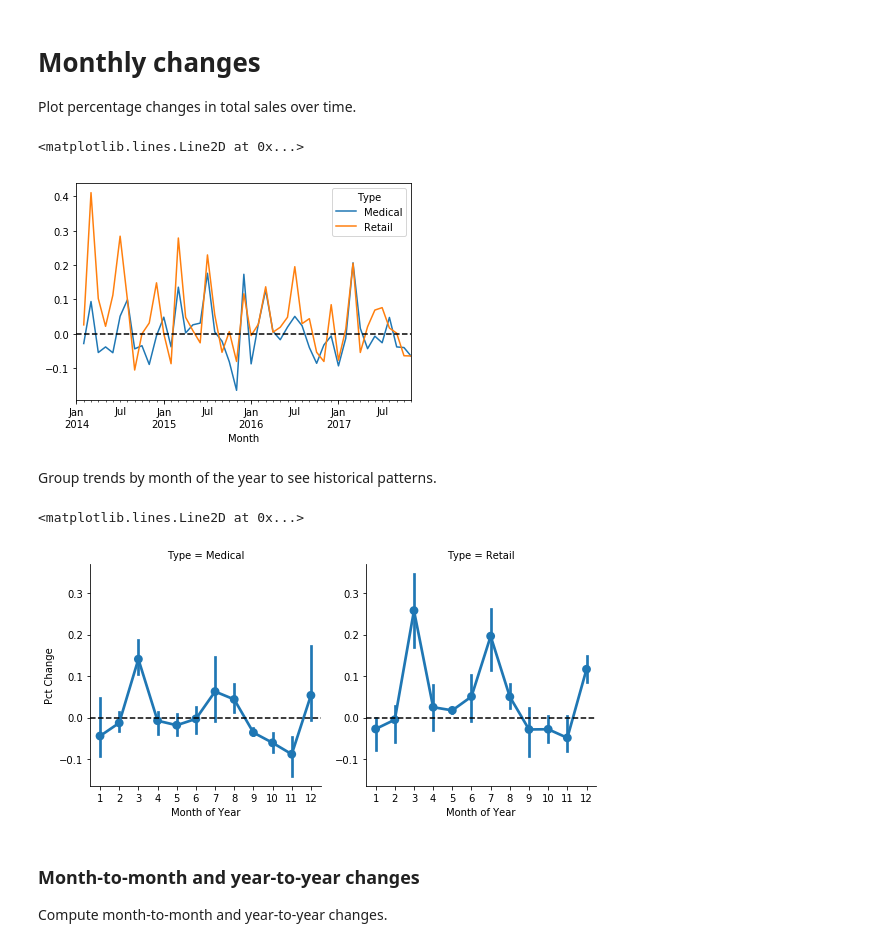
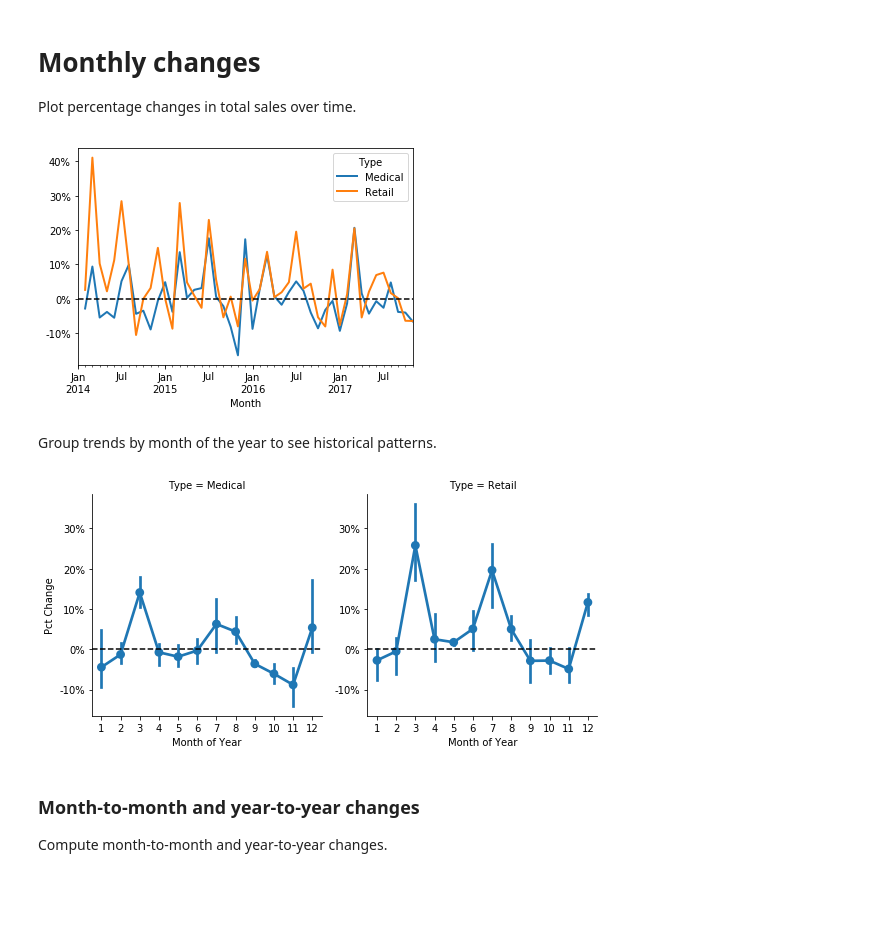
Before and after one commit to brianckeegan/cannabis_data, a Jupyter notebook: CO_Marijuana_Sales_Data.ipynb, the cells around one changed output. Saved outputs shown, nothing was run; the diff lists cells and outputs as text; code cells hidden in the pictures; blank space fills up the shorter version.

Commit message:
String formatting plots

```diff
--- a/CO_Marijuana_Sales_Data.ipynb
+++ b/CO_Marijuana_Sales_Data.ipynb
@@ -190,11 +190,11 @@ plt.legend(loc='center left',bbox_to_anchor=(1,.5))
 
 Plot percentage changes in total sales over time.
 # %%
-ax = combined_df.groupby(['Type','Month']).agg({'Sales':np.sum})['Sales'].unstack(0).pct_change().plot()
+ax = combined_df.groupby(['Type','Month']).agg({'Sales':np.sum})['Sales'].unstack(0).pct_change().plot(lw=2)
 ax.axhline(0,color='k',ls='--')
+ax.yaxis.set_major_formatter(mpl.ticker.StrMethodFormatter('{x:,.0%}'))
 # %% [output]
-<matplotlib.lines.Line2D at 0x...>
-[figure, old version]
+[figure, new version]
 # %% [markdown]
 Group trends by month of the year to see historical patterns.
 # %%
@@ -205,9 +205,10 @@ monthly_cycles_melted_df = pd.melt(monthly_cycles_df,id_vars=['Month of Year'],v
 g = sb.factorplot(x='Month of Year',y='Pct Change',col='Type',data=monthly_cycles_melted_df)#,linestyles=['',''])
 g.axes[0][0].axhline(0,color='k',ls='--')
 g.axes[0][1].axhline(0,color='k',ls='--')
+g.axes[0][0].yaxis.set_major_formatter(mpl.ticker.StrMethodFormatter('{x:,.0f}'))
+g.axes[0][1].yaxis.set_major_formatter(mpl.ticker.StrMethodFormatter('{x:,.0%}'))
 # %% [output]
-<matplotlib.lines.Line2D at 0x...>
-[figure, old version]
+[figure, new version]
 # %% [markdown]
 ### Month-to-month and year-to-year changes
 
```
